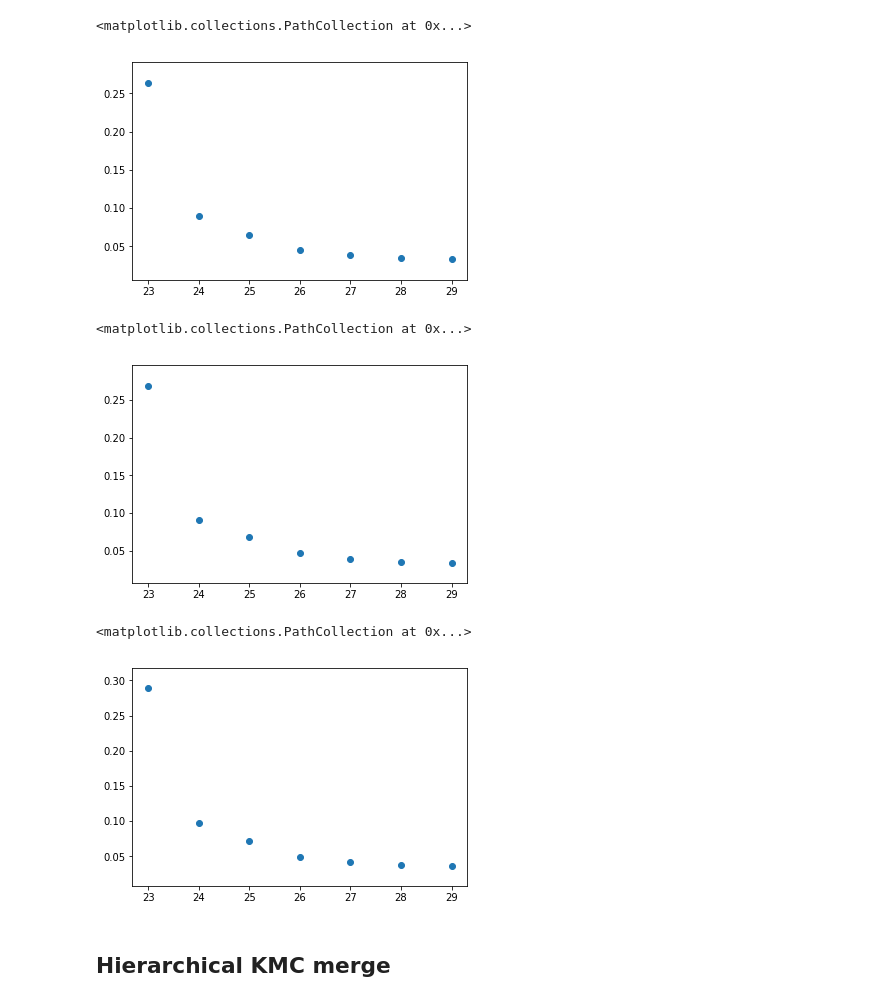
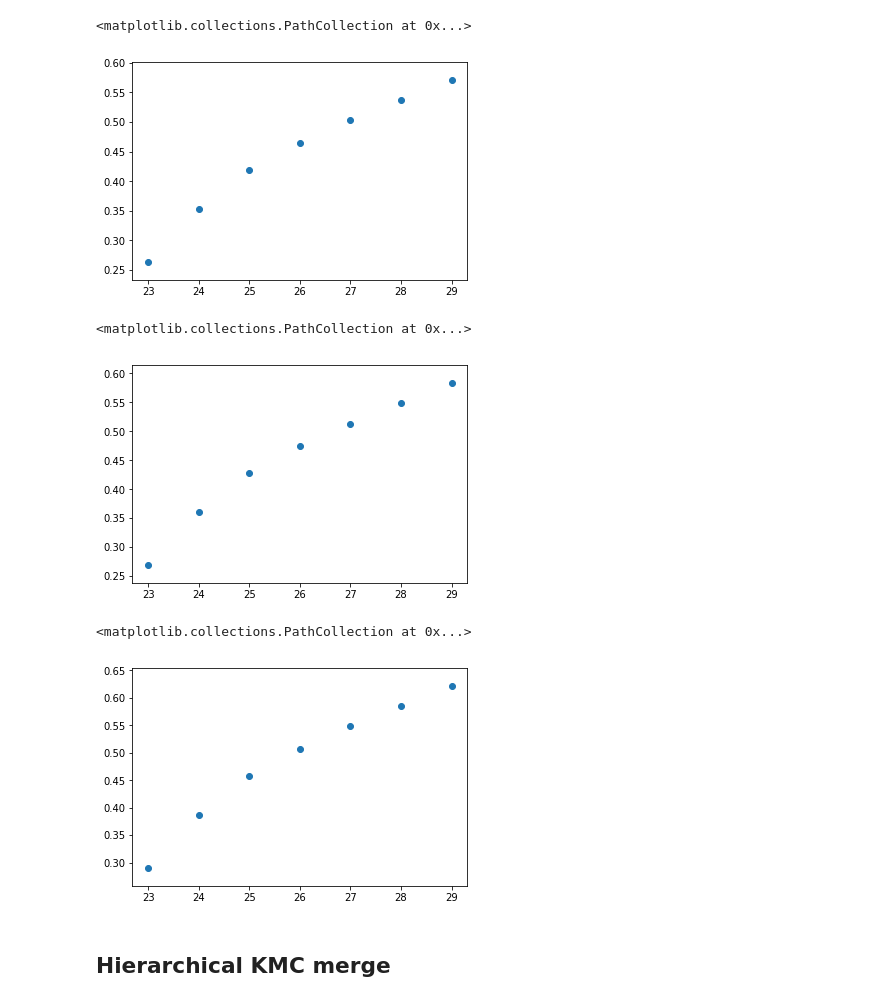
Before and after one commit to fataltes/quickNBs, a Jupyter notebook: sski.ipynb, the cells around one changed output. Cells and saved outputs as stored; diff of their text form; code cells hidden in the pictures.

```diff
--- a/sski.ipynb
+++ b/sski.ipynb
@@ -43,31 +48,34 @@ totalContigs=244077866
 d1k = pd.read_csv("/mnt/scratch1/fatemeh/mantis-recomb/tmp1k", sep=" ", header=None)
 d1k.columns = ['count', 'length']
 limited=d1k[d1k['length'] < 30]
-limited = limited.sort_values('count')
-plt.scatter(limited['length'], limited['count']/totalContigs)
+limited = limited.sort_values('count', ascending=False)
+limited['accumCount']=limited['count'].cumsum()
+plt.scatter(limited['length'], limited['accumCount']/totalContigs)
 # %% [output]
 <matplotlib.collections.PathCollection at 0x...>
-[figure, old version]
+[figure, new version]
 # %%
 totalContigs=436274203
 d2k = pd.read_csv("/mnt/scratch1/fatemeh/mantis-recomb/tmp2k", sep=" ", header=None)
 d2k.columns = ['count', 'length']
 limited=d2k[d2k['length'] < 30]
-limited = limited.sort_values('count')
-plt.scatter(limited['length'], limited['count']/totalContigs)
+limited = limited.sort_values('count', ascending=False)
+limited['accumCount']=limited['count'].cumsum()
+plt.scatter(limited['length'], limited['accumCount']/totalContigs)
 # %% [output]
 <matplotlib.collections.PathCollection at 0x...>
-[figure, old version]
+[figure, new version]
 # %%
 totalContigs=985528081
 d5k = pd.read_csv("/mnt/scratch1/fatemeh/mantis-recomb/tmp5k", sep=" ", header=None)
 d5k.columns = ['count', 'length']
 limited=d5k[d5k['length'] < 30]
-limited = limited.sort_values('count')
-plt.scatter(limited['length'], limited['count']/totalContigs)
+limited = limited.sort_values('count', ascending=False)
+limited['accumCount']=limited['count'].cumsum()
+plt.scatter(limited['length'], limited['accumCount']/totalContigs)
 # %% [output]
 <matplotlib.collections.PathCollection at 0x...>
-[figure, old version]
+[figure, new version]
 # %% [markdown]
 ## Hierarchical KMC merge
 # %%
```
Also changed, not shown: parts of 3 cells of this notebook.
